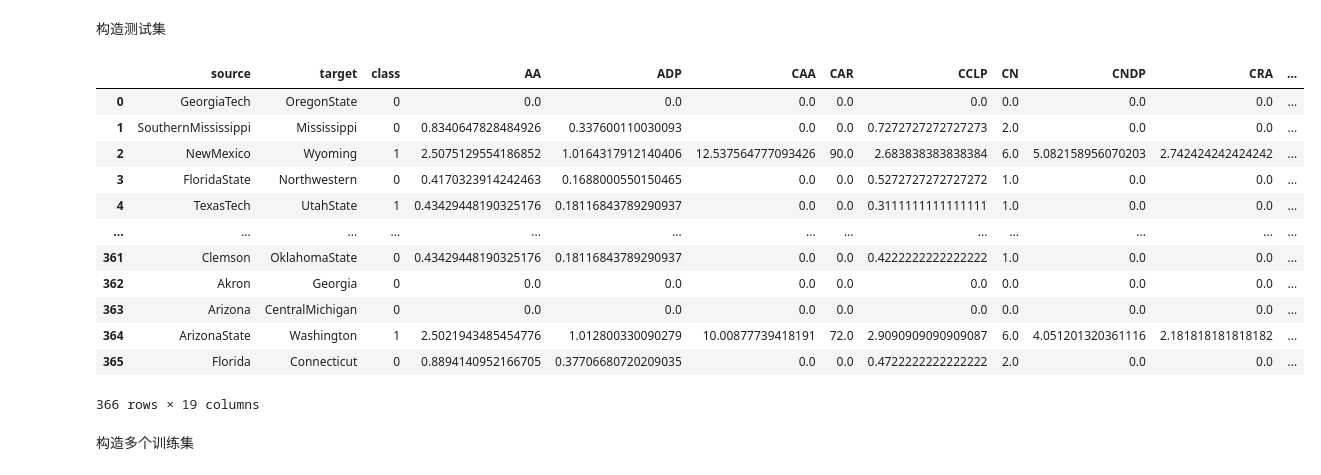
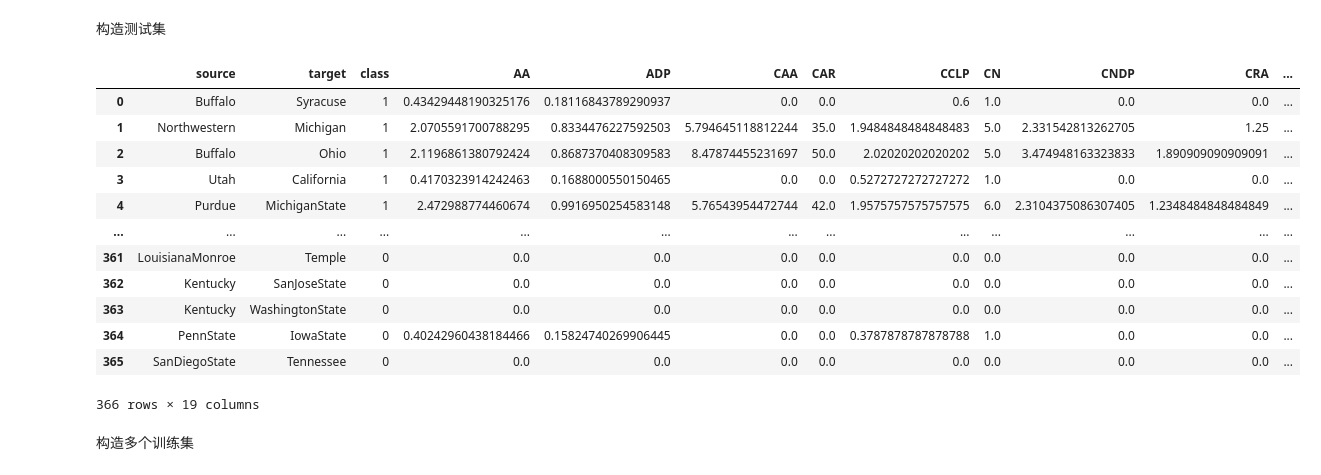
Before and after one commit to David-deng-yeah/SZU-SocialNetwork-EdgePrediction, a Jupyter notebook: new_method_predict/football_data_test/make_data_test.ipynb, the cells around one changed output. Cells and saved outputs as stored; diff of their text form; code cells hidden in the pictures.

Commit message:
modified the way divide data and train data

```diff
--- a/new_method_predict/football_data_test/make_data_test.ipynb
+++ b/new_method_predict/football_data_test/make_data_test.ipynb
@@ -212,12 +212,12 @@ df_D2
 # 随机将list按7:3的比例进行划分
 from sklearn.utils import shuffle
 
-def split_(full_df, shuffle=False, ratio=0.3):
+def split_(full_df, shuffle_=True, ratio=0.3):
     n_total = len(full_df)
     offset = int(n_total*ratio)
     if n_total==0 or offset<1:
         return [], full_df
-    if shuffle:
+    if shuffle_:
         full_df = shuffle(full_df)
         full_df = full_df.reset_index(drop=True)
     sublist_train = full_df[offset:]
@@ -275,22 +275,23 @@ L_ptrain
 # %%
 L_ptest_sample = L_ptest.sample(n=len(L_test), random_state=1)
 Data_test = pd.concat([L_test, L_ptest_sample])
-Data_test = shuffle(Data_test)
+# 测试集就不用shuffle了
+# Data_test = shuffle(Data_test)
 Data_test = Data_test.reset_index(drop=True)
 Data_test
 # %% [output]
 |  | source | target | class | AA | ADP | CAA | CAR | CCLP | CN | CNDP | CRA | ... |
-| 0 | GeorgiaTech | OregonState | 0 | 0.0 | 0.0 | 0.0 | 0.0 | 0.0 | 0.0 | 0.0 | 0.0 | ... |
-| 1 | SouthernMississippi | Mississippi | 0 | 0.8340647828484926 | 0.337600110030093 | 0.0 | 0.0 | 0.7272727272727273 | 2.0 | 0.0 | 0.0 | ... |
-| 2 | NewMexico | Wyoming | 1 | 2.5075129554186852 | 1.0164317912140406 | 12.537564777093426 | 90.0 | 2.683838383838384 | 6.0 | 5.082158956070203 | 2.742424242424242 | ... |
-| 3 | FloridaState | Northwestern | 0 | 0.4170323914242463 | 0.1688000550150465 | 0.0 | 0.0 | 0.5272727272727272 | 1.0 | 0.0 | 0.0 | ... |
-| 4 | TexasTech | UtahState | 1 | 0.43429448190325176 | 0.18116843789290937 | 0.0 | 0.0 | 0.3111111111111111 | 1.0 | 0.0 | 0.0 | ... |
+| 0 | Buffalo | Syracuse | 1 | 0.43429448190325176 | 0.18116843789290937 | 0.0 | 0.0 | 0.6 | 1.0 | 0.0 | 0.0 | ... |
+| 1 | Northwestern | Michigan | 1 | 2.0705591700788295 | 0.8334476227592503 | 5.794645118812244 | 35.0 | 1.9484848484848483 | 5.0 | 2.331542813262705 | 1.25 | ... |
+| 2 | Buffalo | Ohio | 1 | 2.1196861380792424 | 0.8687370408309583 | 8.47874455231697 | 50.0 | 2.02020202020202 | 5.0 | 3.474948163323833 | 1.890909090909091 | ... |
+| 3 | Utah | California | 1 | 0.4170323914242463 | 0.1688000550150465 | 0.0 | 0.0 | 0.5272727272727272 | 1.0 | 0.0 | 0.0 | ... |
+| 4 | Purdue | MichiganState | 1 | 2.472988774460674 | 0.9916950254583148 | 5.76543954472744 | 42.0 | 1.9575757575757575 | 6.0 | 2.3104375086307405 | 1.2348484848484849 | ... |
 | ... | ... | ... | ... | ... | ... | ... | ... | ... | ... | ... | ... | ... |
-| 361 | Clemson | OklahomaState | 0 | 0.43429448190325176 | 0.18116843789290937 | 0.0 | 0.0 | 0.4222222222222222 | 1.0 | 0.0 | 0.0 | ... |
-| 362 | Akron | Georgia | 0 | 0.0 | 0.0 | 0.0 | 0.0 | 0.0 | 0.0 | 0.0 | 0.0 | ... |
-| 363 | Arizona | CentralMichigan | 0 | 0.0 | 0.0 | 0.0 | 0.0 | 0.0 | 0.0 | 0.0 | 0.0 | ... |
-| 364 | ArizonaState | Washington | 1 | 2.5021943485454776 | 1.012800330090279 | 10.00877739418191 | 72.0 | 2.9090909090909087 | 6.0 | 4.051201320361116 | 2.181818181818182 | ... |
-| 365 | Florida | Connecticut | 0 | 0.8894140952166705 | 0.37706680720209035 | 0.0 | 0.0 | 0.4722222222222222 | 2.0 | 0.0 | 0.0 | ... |
+| 361 | LouisianaMonroe | Temple | 0 | 0.0 | 0.0 | 0.0 | 0.0 | 0.0 | 0.0 | 0.0 | 0.0 | ... |
+| 362 | Kentucky | SanJoseState | 0 | 0.0 | 0.0 | 0.0 | 0.0 | 0.0 | 0.0 | 0.0 | 0.0 | ... |
+| 363 | Kentucky | WashingtonState | 0 | 0.0 | 0.0 | 0.0 | 0.0 | 0.0 | 0.0 | 0.0 | 0.0 | ... |
+| 364 | PennState | IowaState | 0 | 0.40242960438184466 | 0.15824740269906445 | 0.0 | 0.0 | 0.3787878787878788 | 1.0 | 0.0 | 0.0 | ... |
+| 365 | SanDiegoState | Tennessee | 0 | 0.0 | 0.0 | 0.0 | 0.0 | 0.0 | 0.0 | 0.0 | 0.0 | ... |
 366 rows × 19 columns
 # %% [markdown]
 构造多个训练集
```
Also changed, not shown: parts of 5 cells of this notebook, 13 other files.
